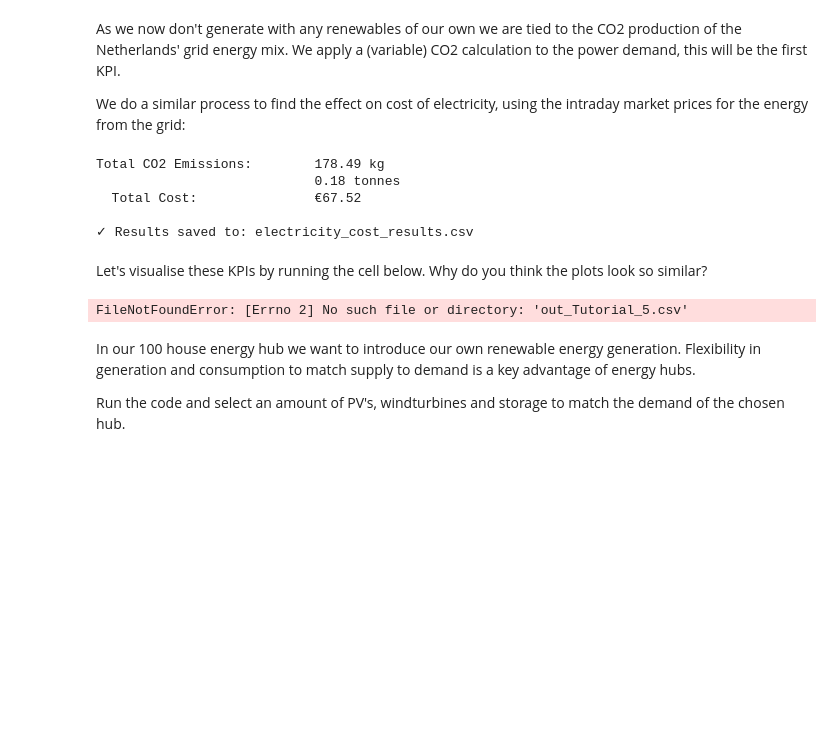
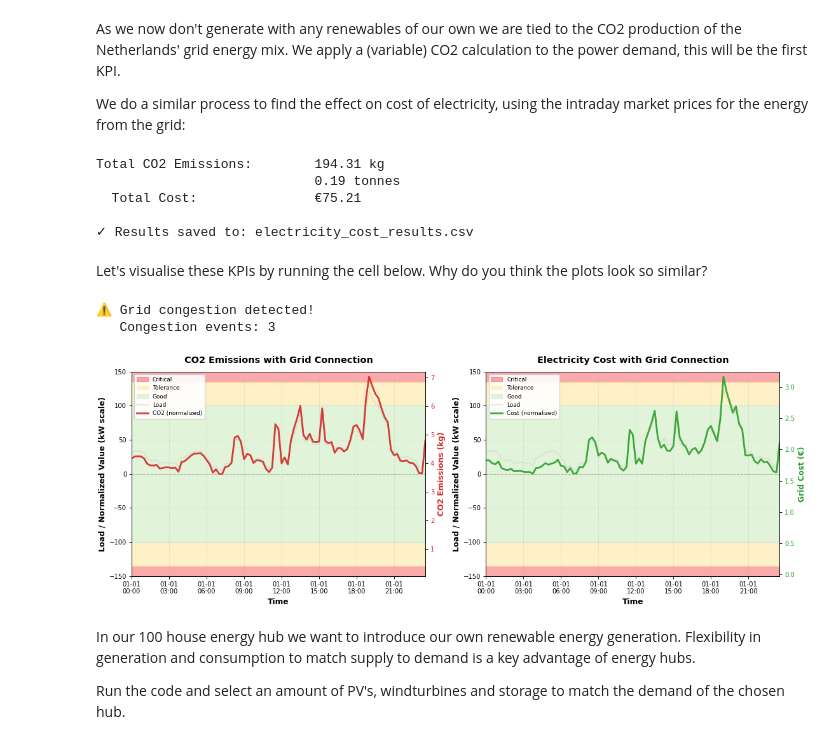
Before and after one commit to Illuminator-team/educational_material, a Jupyter notebook: tutorials/energy_hubs/Energy HUB/EnergyHubTutorial5.ipynb, the cells around one changed output. Cells and saved outputs as stored; diff of their text form; code cells hidden in the pictures; blank space fills up the shorter version.

```diff
--- a/tutorials/energy_hubs/Energy HUB/EnergyHubTutorial5.ipynb
+++ b/tutorials/energy_hubs/Energy HUB/EnergyHubTutorial5.ipynb
@@ -84,7 +81,7 @@ from complete_co2_workflow import align_dates_and_calculate_co2
 
 co2_results = align_dates_and_calculate_co2(
     generation_file='data\GENERATION_PER_TYPE_20251125-20251202.csv',
-    consumption_file='out_Tutorial_RES_Bat.csv',
+    consumption_file='out_Tutorial_5.csv',
     consumption_column='Controller1.dump',
     consumption_date_column='date',
     output_csv='co2_results.csv'
@@ -95,7 +92,7 @@ from electricity_cost_calculator import calculate_electricity_cost
 
 cost_results = calculate_electricity_cost(
     price_file='data\GUI_ENERGY_PRICES_202511272300-202511282300.csv',
-    consumption_file='out_Tutorial_RES_Bat.csv',
+    consumption_file='out_Tutorial_5.csv',
     consumption_column='Controller1.dump',
     consumption_date_column='date',
     price_date_column='MTU (CET/CEST)',
@@ -103,9 +100,9 @@ cost_results = calculate_electricity_cost(
     output_csv='electricity_cost_results.csv'
 )
 # %% [output]
-Total CO2 Emissions:        178.49 kg
-                            0.18 tonnes
-  Total Cost:               €67.52
+Total CO2 Emissions:        194.31 kg
+                            0.19 tonnes
+  Total Cost:               €75.21
 
 ✓ Results saved to: electricity_cost_results.csv
 # %% [markdown]
@@ -113,17 +110,19 @@ Let's visualise these KPIs by running the cell below. Why do you think the plots
 # %%
 from combined_analysis_plots import plot_combined_analysis
 
 fig, (ax1, ax2) = plot_combined_analysis(
     co2_results_file='co2_results.csv',
     cost_results_file='electricity_cost_results.csv',
-    consumption_file='out_Tutorial_RES_Bat.csv',
+    consumption_file='out_Tutorial_5.csv',
     connection_cap=150,
     critical_limit=0.9,
     tolerance_limit=0.67,
     figsize=(14, 5)  # You can adjust this if needed
 )
 # %% [output]
-FileNotFoundError: [Errno 2] No such file or directory: 'out_Tutorial_5.csv'
+⚠ Grid congestion detected!
+   Congestion events: 3
+[figure, added]
 # %% [markdown]
 In our 100 house energy hub we want to introduce our own renewable energy generation. Flexibility in generation and consumption to match supply to demand is a key advantage of energy hubs.
 
```
Also changed, not shown: parts of 8 cells of this notebook.
